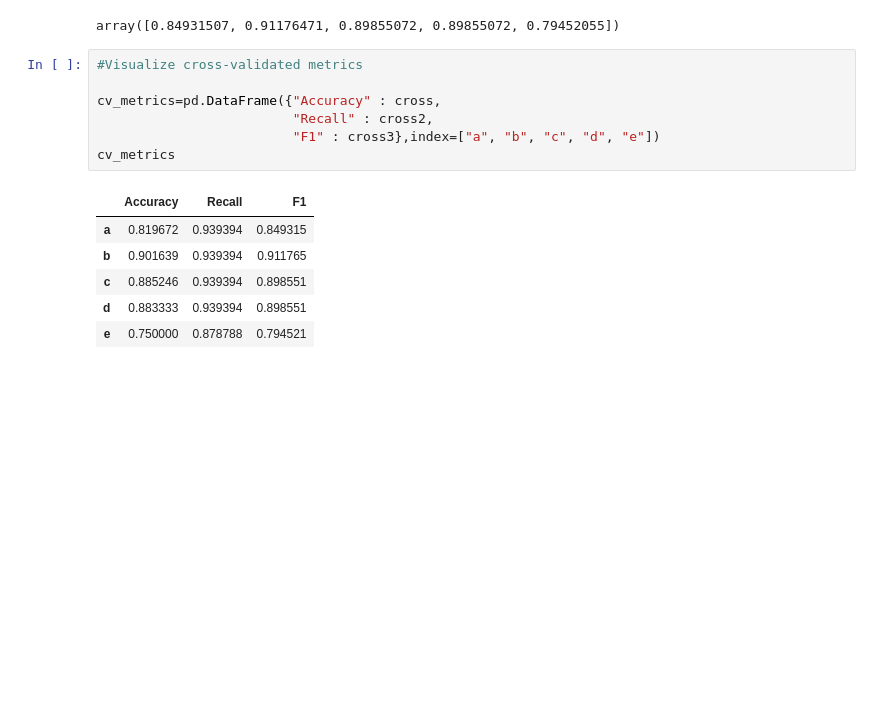
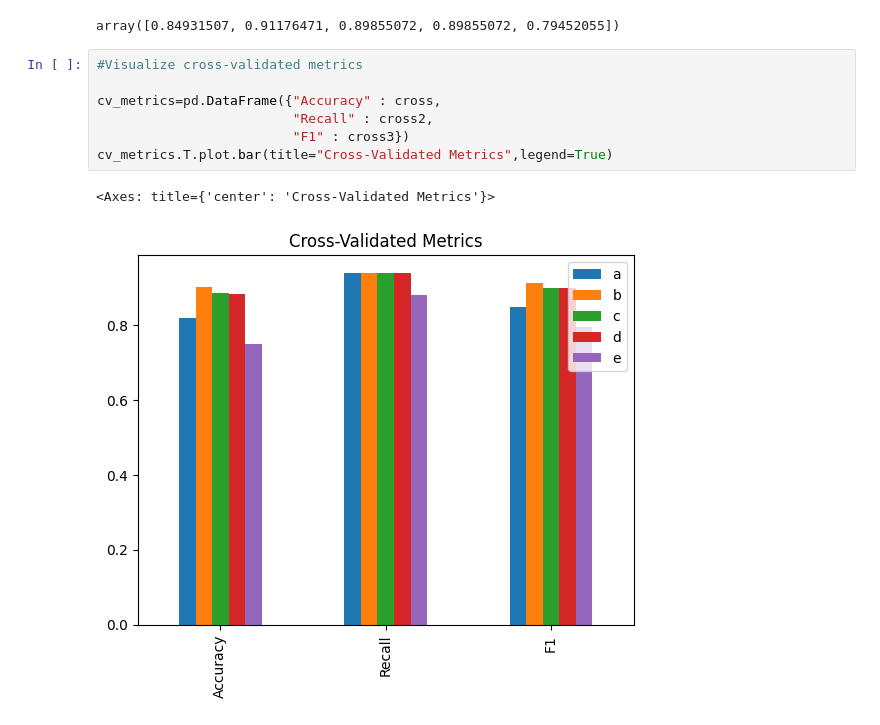
Before and after one commit to Argyrhspet1/Classification-project-on-heart-disease, a Jupyter notebook: Heart_disease_classification_project.ipynb, the cells around one changed output. Saved outputs shown, nothing was run; the diff lists cells and outputs as text; blank space fills up the shorter version.

Commit message:
Update Heart_disease_classification_project.ipynb
Visualize cross-validated metrics

```diff
--- a/Heart_disease_classification_project.ipynb
+++ b/Heart_disease_classification_project.ipynb
@@ -585,14 +585,10 @@ array([0.84931507, 0.91176471, 0.89855072, 0.89855072, 0.79452055])
 # %%
 #Visualize cross-validated metrics
 
 cv_metrics=pd.DataFrame({"Accuracy" : cross,
                          "Recall" : cross2,
-                         "F1" : cross3},index=["a", "b", "c", "d", "e"])
-cv_metrics
+                         "F1" : cross3})
+cv_metrics.T.plot.bar(title="Cross-Validated Metrics",legend=True)
 # %% [output]
-|  | Accuracy | Recall | F1 |
-| a | 0.819672 | 0.939394 | 0.849315 |
-| b | 0.901639 | 0.939394 | 0.911765 |
-| c | 0.885246 | 0.939394 | 0.898551 |
-| d | 0.883333 | 0.939394 | 0.898551 |
-| e | 0.750000 | 0.878788 | 0.794521 |
+<Axes: title={'center': 'Cross-Validated Metrics'}>
+[figure, added]
```
Also changed, not shown: parts of 2 cells of this notebook.
